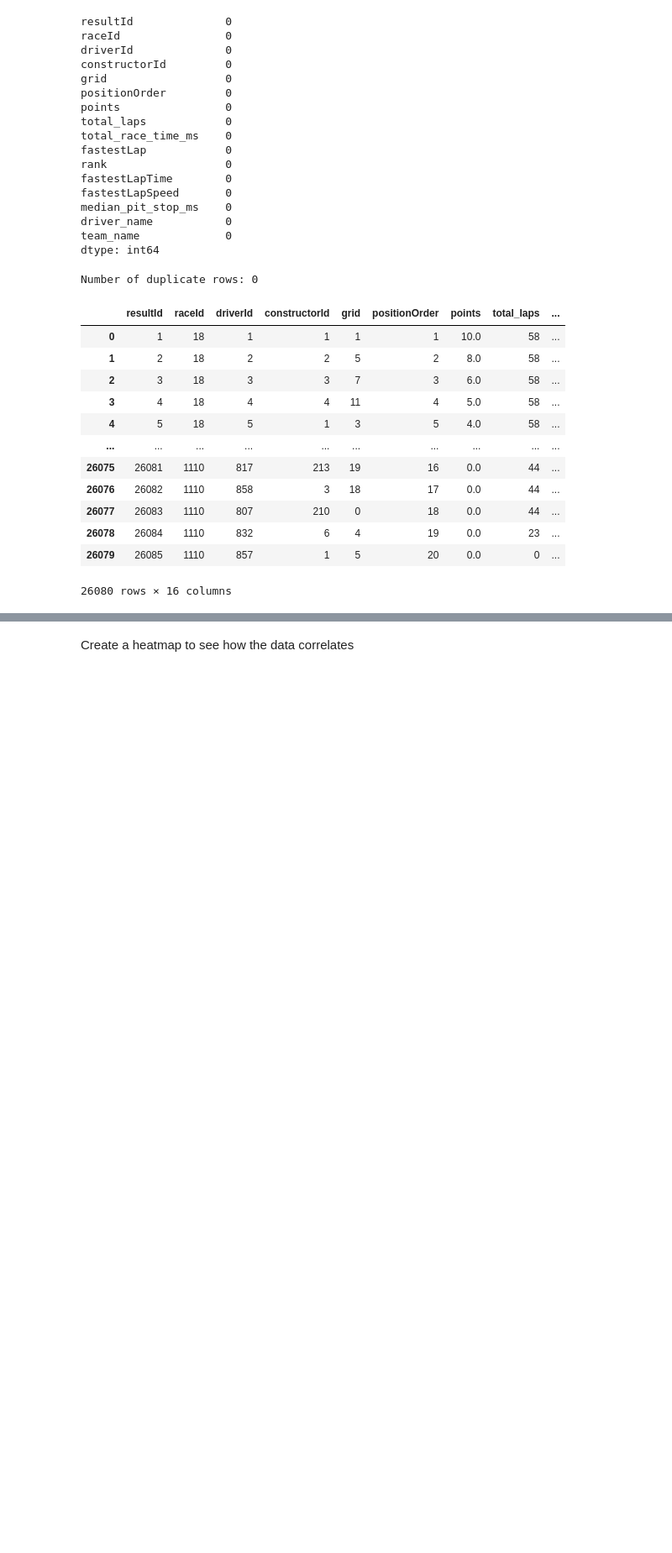
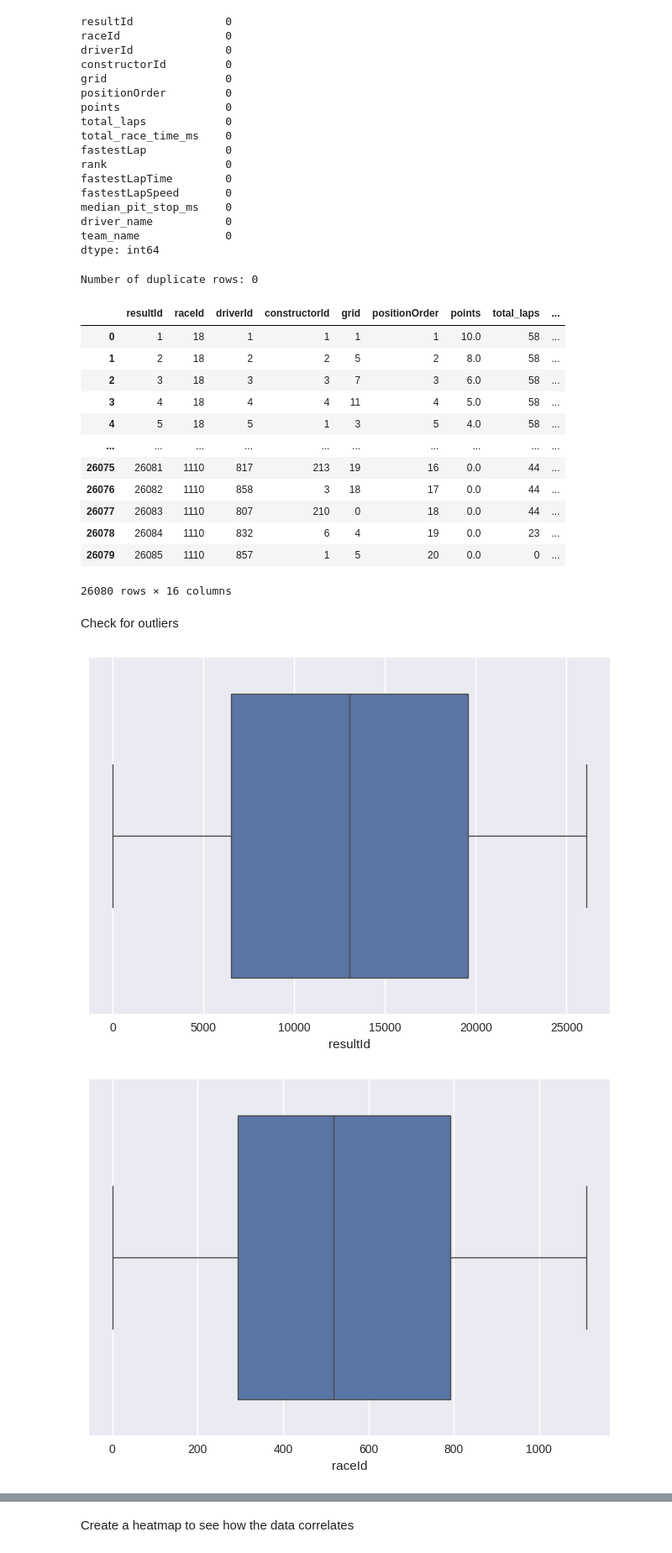
Before and after one commit to Meenakshipooranik/Formula1-Mini-Sprint, a Jupyter notebook: formula1_mini_sprint.ipynb, the cells around one changed output, grey strips where cells are left out. Shown at 84% size. Drawn from its saved outputs; the diff is of its cells as text; code cells hidden in the pictures; blank space fills up the shorter version.

```diff
--- a/formula1_mini_sprint.ipynb
+++ b/formula1_mini_sprint.ipynb
@@ -1051,3 +1137,13 @@ merged_data
 | 26078 | 26084 | 1110 | 832 | 6 | 4 | 19 | 0.0 | 23 | ... |
 | 26079 | 26085 | 1110 | 857 | 1 | 5 | 20 | 0.0 | 0 | ... |
 26080 rows × 16 columns
+# %% [markdown]
+Check for outliers
+# %%
+# Create a boxplot for each numerical column in the merged_data dataframe
+for col in merged_data.select_dtypes(include=['int64', 'float64']):
+    sns.boxplot(x=merged_data[col])
+    plt.show()
+# %% [output]
+[figure, added]
+[figure, added]
```
Also changed, not shown: parts of 6 cells of this notebook.
